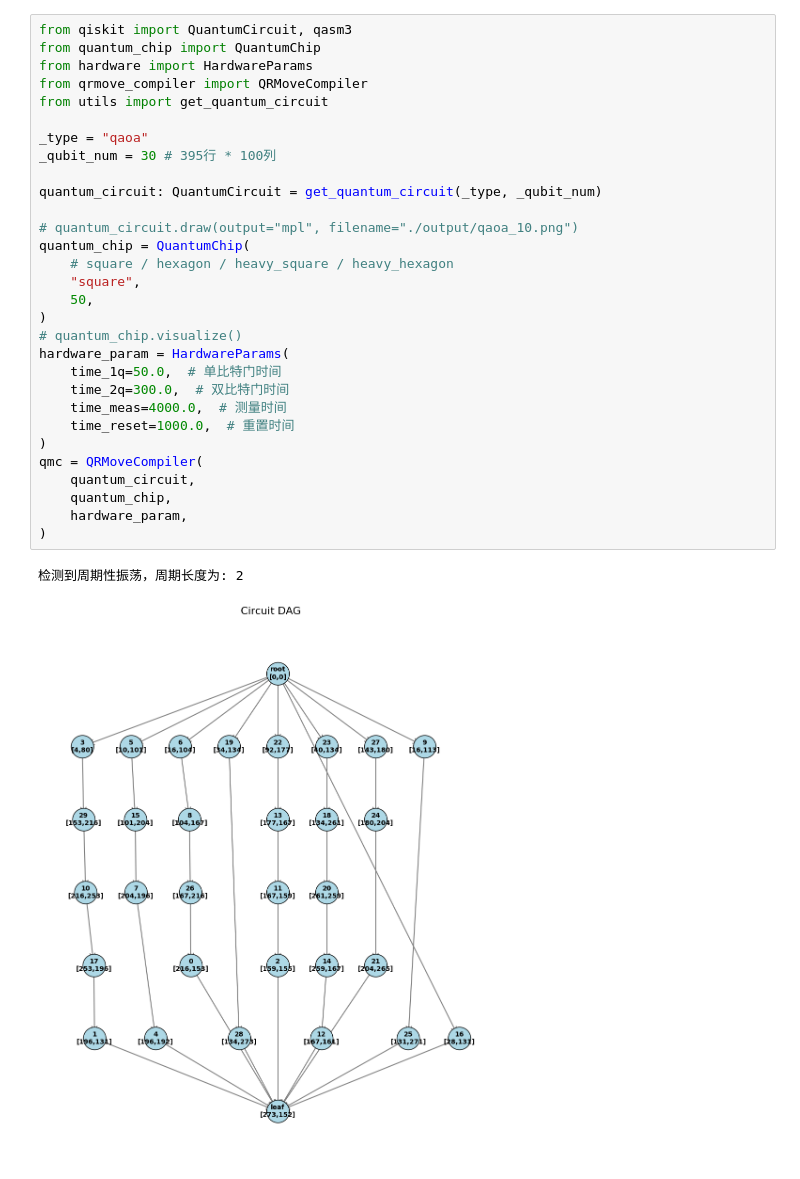
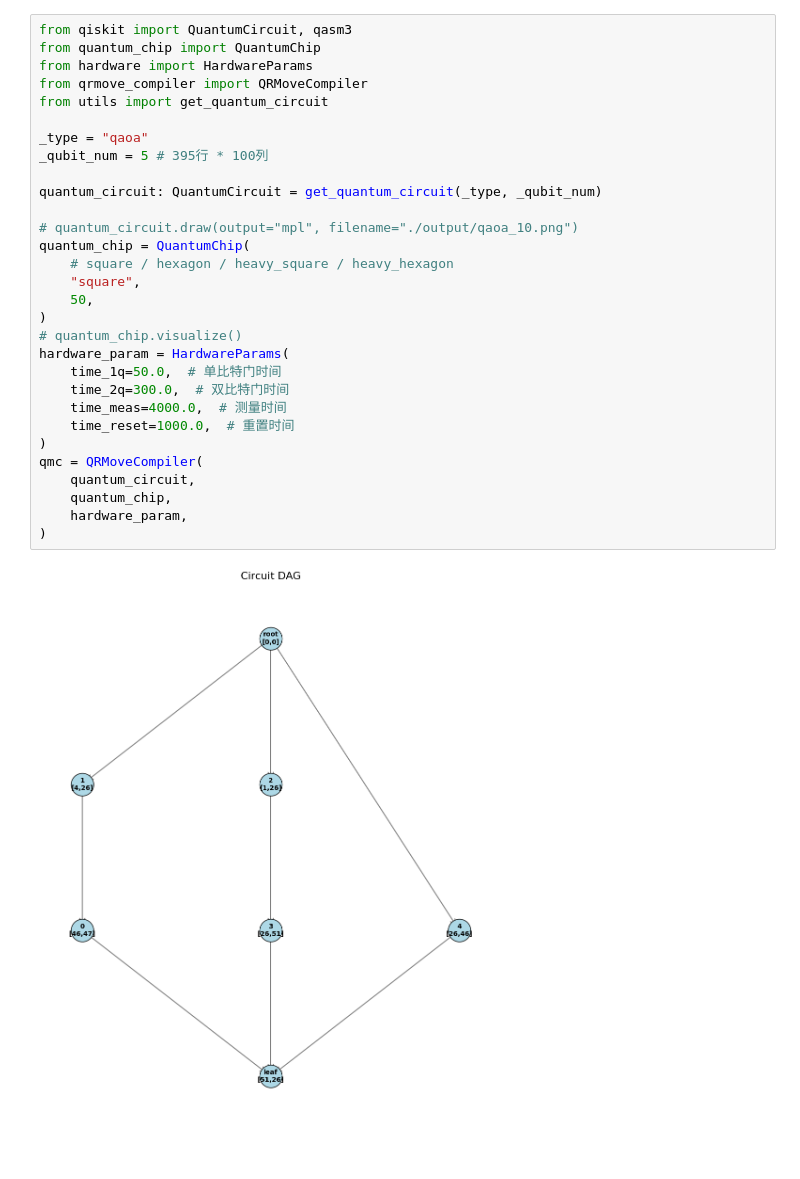
Before and after one commit to xusun0623/qubit-reuse, a Jupyter notebook: test_compiler.ipynb, the cells around one changed output. Cells and saved outputs as stored; diff of their text form.

```diff
--- a/test_compiler.ipynb
+++ b/test_compiler.ipynb
@@ -1,33 +1,32 @@
 # %%
 from qiskit import QuantumCircuit, qasm3
 from quantum_chip import QuantumChip
 from hardware import HardwareParams
 from qrmove_compiler import QRMoveCompiler
 from utils import get_quantum_circuit
 
 _type = "qaoa"
-_qubit_num = 30 # 395行 * 100列
+_qubit_num = 5 # 395行 * 100列
 
 quantum_circuit: QuantumCircuit = get_quantum_circuit(_type, _qubit_num)
 
 # quantum_circuit.draw(output="mpl", filename="./output/qaoa_10.png")
 quantum_chip = QuantumChip(
     # square / hexagon / heavy_square / heavy_hexagon
     "square",
     50,
 )
 # quantum_chip.visualize()
 hardware_param = HardwareParams(
     time_1q=50.0,  # 单比特门时间
     time_2q=300.0,  # 双比特门时间
     time_meas=4000.0,  # 测量时间
     time_reset=1000.0,  # 重置时间
 )
 qmc = QRMoveCompiler(
     quantum_circuit,
     quantum_chip,
     hardware_param,
 )
 # %% [output]
-检测到周期性振荡，周期长度为: 2
-[figure, old version]
+[figure, new version]
```
Also changed, not shown: 27 other files.
